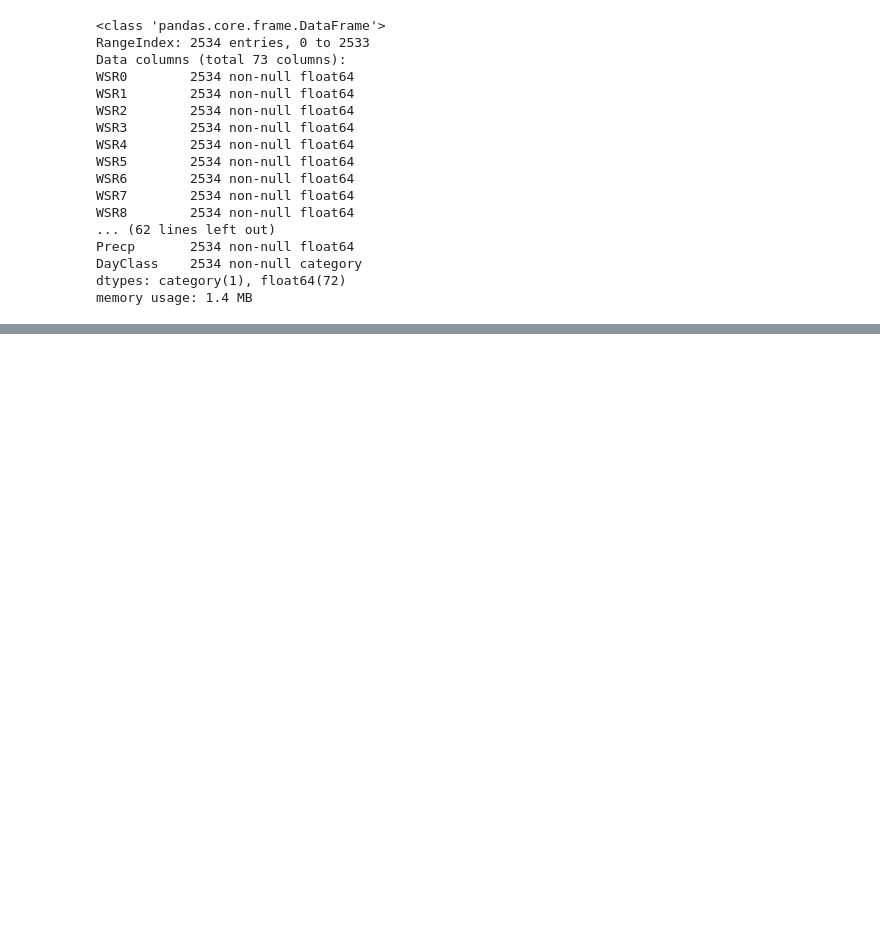
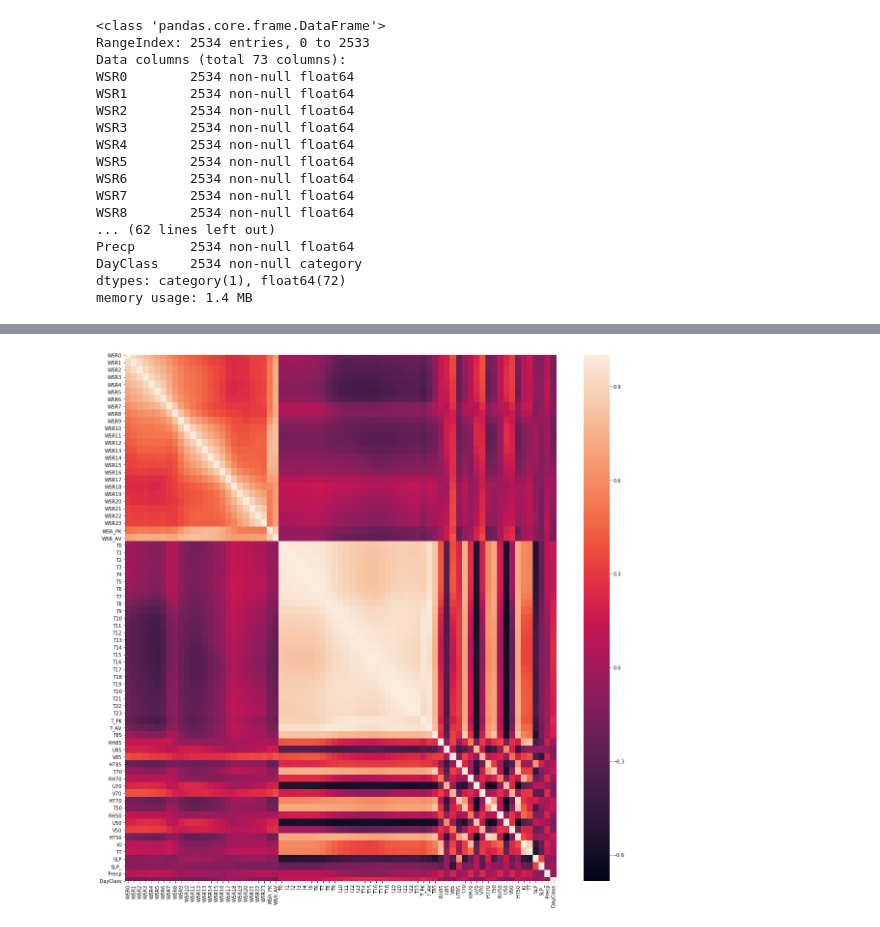
Before and after one commit to LilInformat/UofT-3253-OzoneAnalysis, a Jupyter notebook: OzoneNotebook.ipynb, the cells around one changed output, grey strips where cells are left out. Cells and saved outputs as stored; diff of their text form; code cells hidden in the pictures; blank space fills up the shorter version.

```diff
--- a/OzoneNotebook.ipynb
+++ b/OzoneNotebook.ipynb
@@ -155,3 +157,7 @@ Precp       2534 non-null float64
 DayClass    2534 non-null category
 dtypes: category(1), float64(72)
 memory usage: 1.4 MB
+# %%
+df_converted = df.copy()
+df_converted['DayClass'] = df_converted['DayClass'].astype('int32') - 1
+df_converted.head(10)
@@ -157,0 +196,6 @@ memory usage: 1.4 MB
+# %%
+plt.figure(figsize=(20, 20))
+
+sns.heatmap(df_converted.corr());
+# %% [output]
+[figure, added]
```
Also changed, not shown: parts of 10 cells of this notebook.
